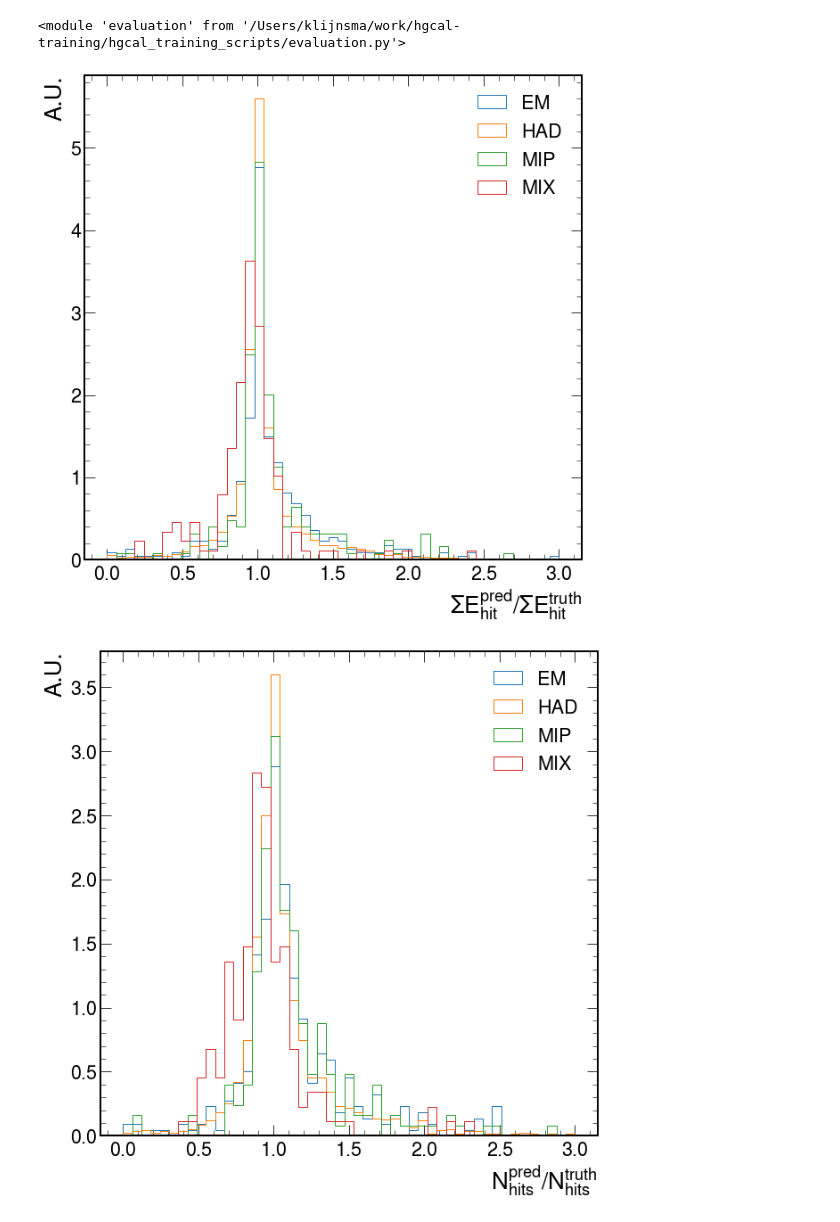
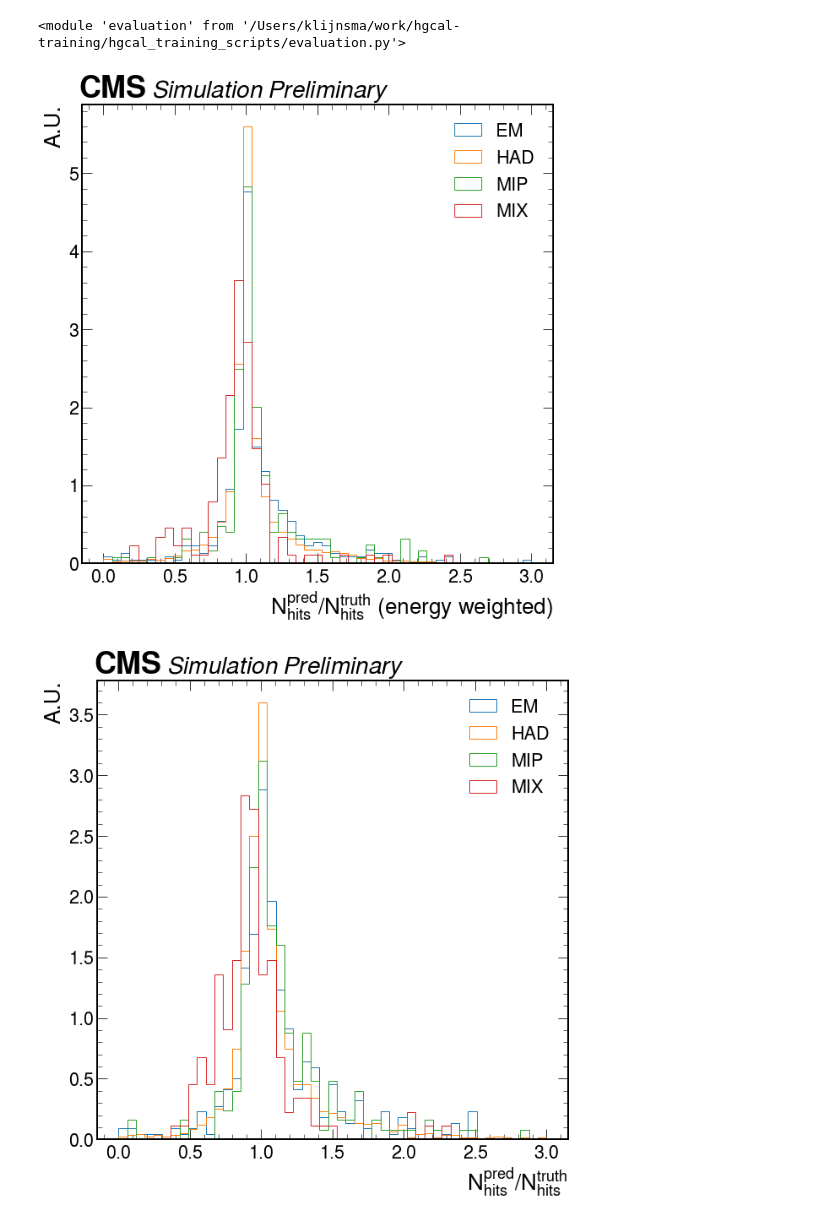
Before and after one commit to mmarchegiani/hgcal_training_scripts, a Jupyter notebook: plot_statistics.ipynb, the cells around one changed output. Saved outputs shown, nothing was run; the diff lists cells and outputs as text; code cells hidden in the pictures.

```diff
--- a/plot_statistics.ipynb
+++ b/plot_statistics.ipynb
@@ -15,7 +13,7 @@ yielder = ev.TestYielder()
 def get_stats(tbeta=.2, td=.5, nmax=4):
     stats = ev.Stats()
     all_matches = []
-    yielder.reset_loader()
+    yielder = ev.TestYielder()
     for event, _, clustering, matches in yielder.iter_matches(tbeta, td, nmax):
         stats.extend(ev.statistics_per_match(event, clustering, matches))
         all_matches.extend(matches)
@@ -23,29 +21,46 @@ def get_stats(tbeta=.2, td=.5, nmax=4):
     return stats, all_matches
 # %%
 stats, matches = get_stats(nmax=1000)
+# %%
+def cmslabel(ax, text=r'$\itSimulation \; Preliminary$', x=.12, y=.88, dx=.12):
+    ax.text(
+        x, y, r'$\bfCMS$',
+        ha='left', va='bottom',
+        transform=ax.figure.transFigure,
+        fontsize=36
+        )
+    ax.text(
+        x+dx, y, text,
+        ha='left', va='bottom',
+        transform=ax.figure.transFigure,
+        fontsize=28
+        )
 # %%
 fig = plt.Figure(facecolor='white')
 ax = fig.gca()
 cat_name = {0: 'EM', 1: 'HAD', 2: 'MIP', 3: 'MIX'}
 
-ax.set_xlabel(r'$\Sigma E_{hit}^{pred} / \Sigma E_{hit}^{truth}$')
+# ax.set_xlabel(r'$\Sigma E_{hit}^{pred} / \Sigma E_{hit}^{truth}$')
+ax.set_xlabel(r'$N_{hits}^{pred} / N_{hits}^{truth}$ (energy weighted)')
 ax.set_ylabel('A.U.')
 
 bins = np.linspace(0., 3., 50)
 
 for cat in range(4):
     sel = stats['category'] == cat
     epred_o_etruth = stats['esum_pred'][sel] / stats['esum_truth'][sel]
     ax.hist(epred_o_etruth, label=cat_name[cat], bins=bins, density=True, histtype=u'step')
 
 ax.legend()
+cmslabel(ax)
 
 fig
 # %% [output]
-[figure, old version]
+[figure, new version]
 # %%
 fig = plt.Figure(facecolor='white')
 ax = fig.gca()
+
 cat_name = {0: 'EM', 1: 'HAD', 2: 'MIP', 3: 'MIX'}
 
 ax.set_xlabel(r'$N_{hits}^{pred} / N_{hits}^{truth}$')
@@ -58,7 +73,8 @@ for cat in range(4):
     nhitspred_o_nhitstruth = stats['nhits_pred'][sel] / stats['nhits_truth'][sel]
     ax.hist(nhitspred_o_nhitstruth, label=cat_name[cat], bins=bins, density=True, histtype=u'step')
 
+cmslabel(ax)
 ax.legend()
 fig
 # %% [output]
-[figure, old version]
+[figure, new version]
```
Also changed, not shown: parts of 5 cells of this notebook, 2 other files.
